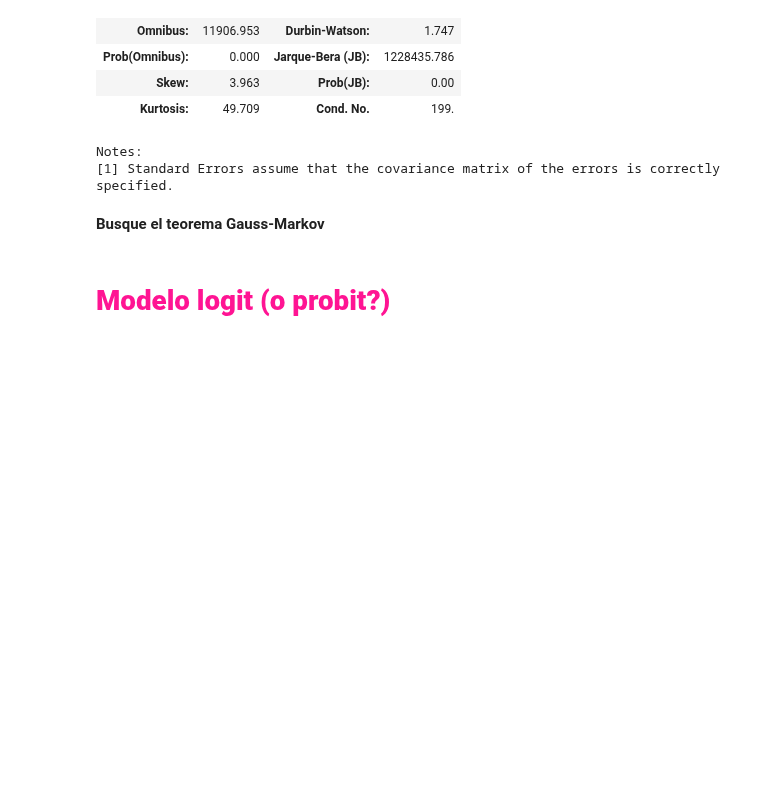
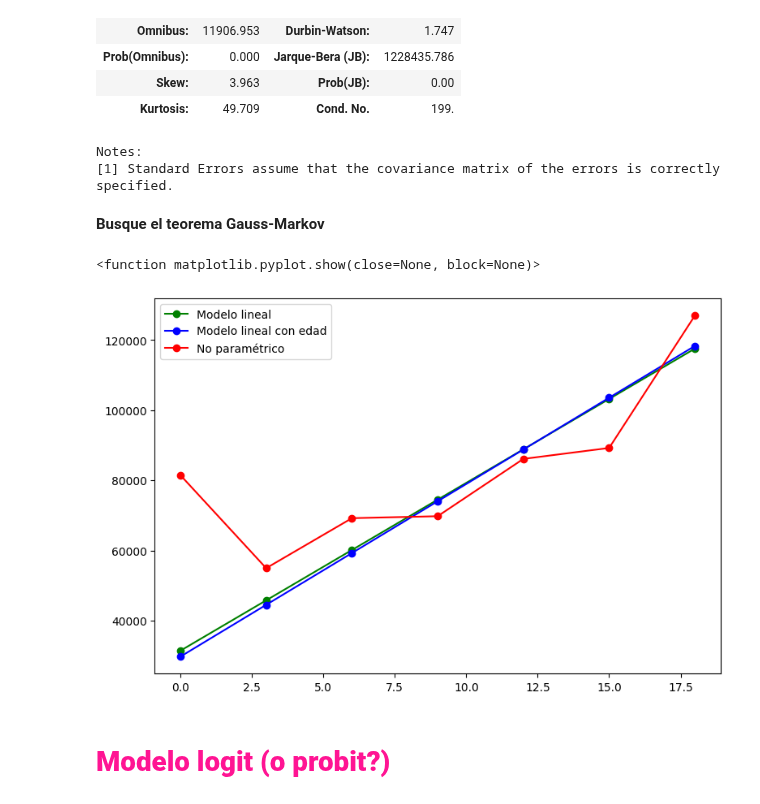
Before and after one commit to cristiandarioortegayubro/BDS, a Jupyter notebook: modulo.02/bds_estadistica_001_01.ipynb, the cells around one changed output. Saved outputs shown, nothing was run; the diff lists cells and outputs as text; code cells hidden in the pictures; blank space fills up the shorter version.

```diff
--- a/modulo.02/bds_estadistica_001_01.ipynb
+++ b/modulo.02/bds_estadistica_001_01.ipynb
@@ -370,6 +382,21 @@ Notes:
 [1] Standard Errors assume that the covariance matrix of the errors is correctly specified.
 # %% [markdown]
 <strong>Busque el teorema Gauss-Markov</strong>
+# %%
+def lineal2(x):
+  return -18390 + 4917.5276*x + 1206.3744*Base_limpia['CH06'].mean()
+
+X = np.array([0,3,6,9,12,15,18])
+
+fig, ax = plt.subplots(figsize=(9,6))
+ax.plot(X, lineal(X), 'o-' , label='Modelo lineal', color='green')
+ax.plot(X, lineal2(X), 'o-' , label='Modelo lineal con edad', color='blue')
+ax.plot(X, EYX, 'o-', label='No paramétrico', color='red')  #Usamos los datos de la esperanza condicional calculada al principio.
+ax.legend()
+plt.show
+# %% [output]
+<function matplotlib.pyplot.show(close=None, block=None)>
+[figure, added]
 # %% [markdown]
 # **<font color="DeepPink">Modelo logit (o probit?)</font>**
 # %% [markdown]
```
Also changed, not shown: parts of 18 cells of this notebook.
